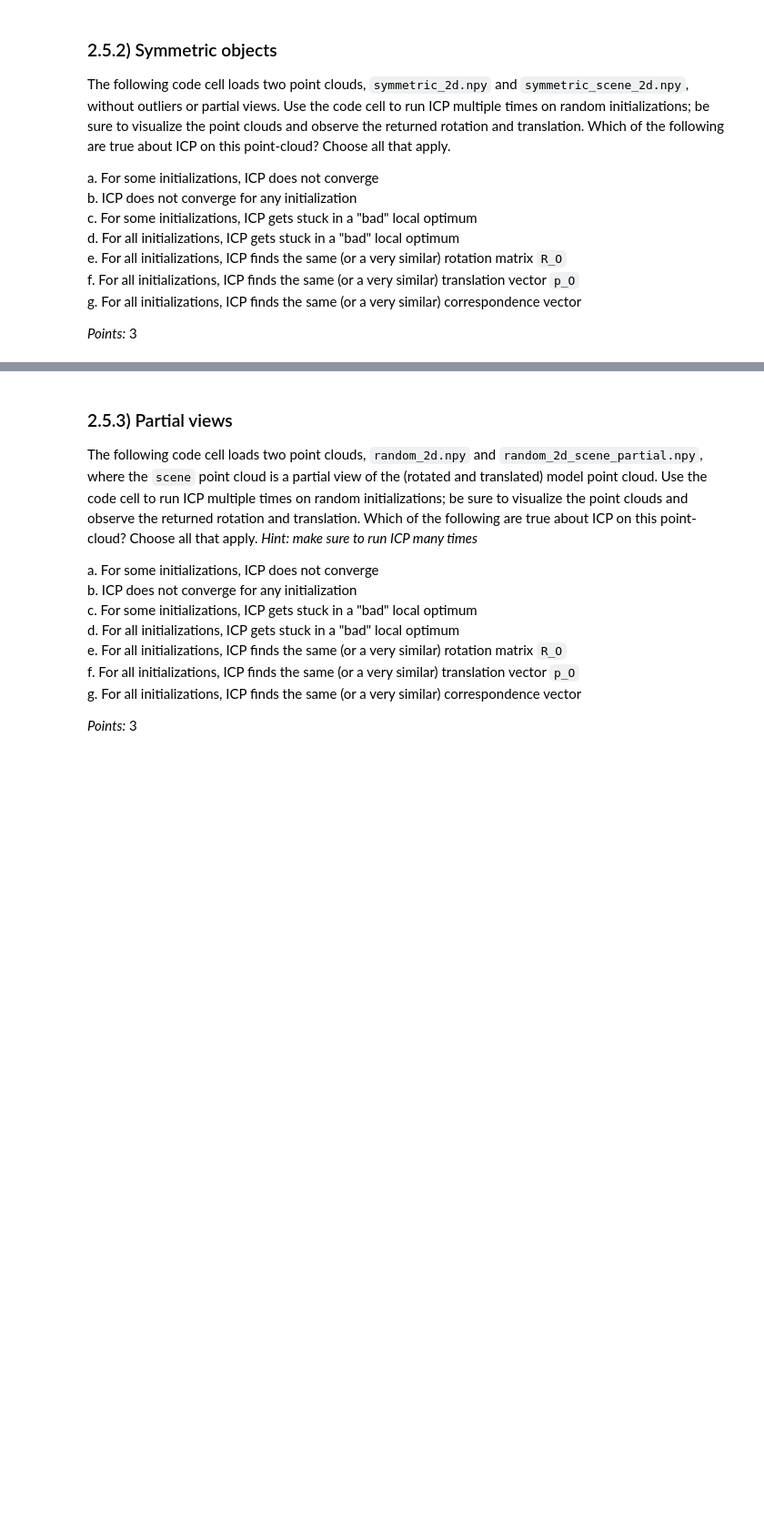
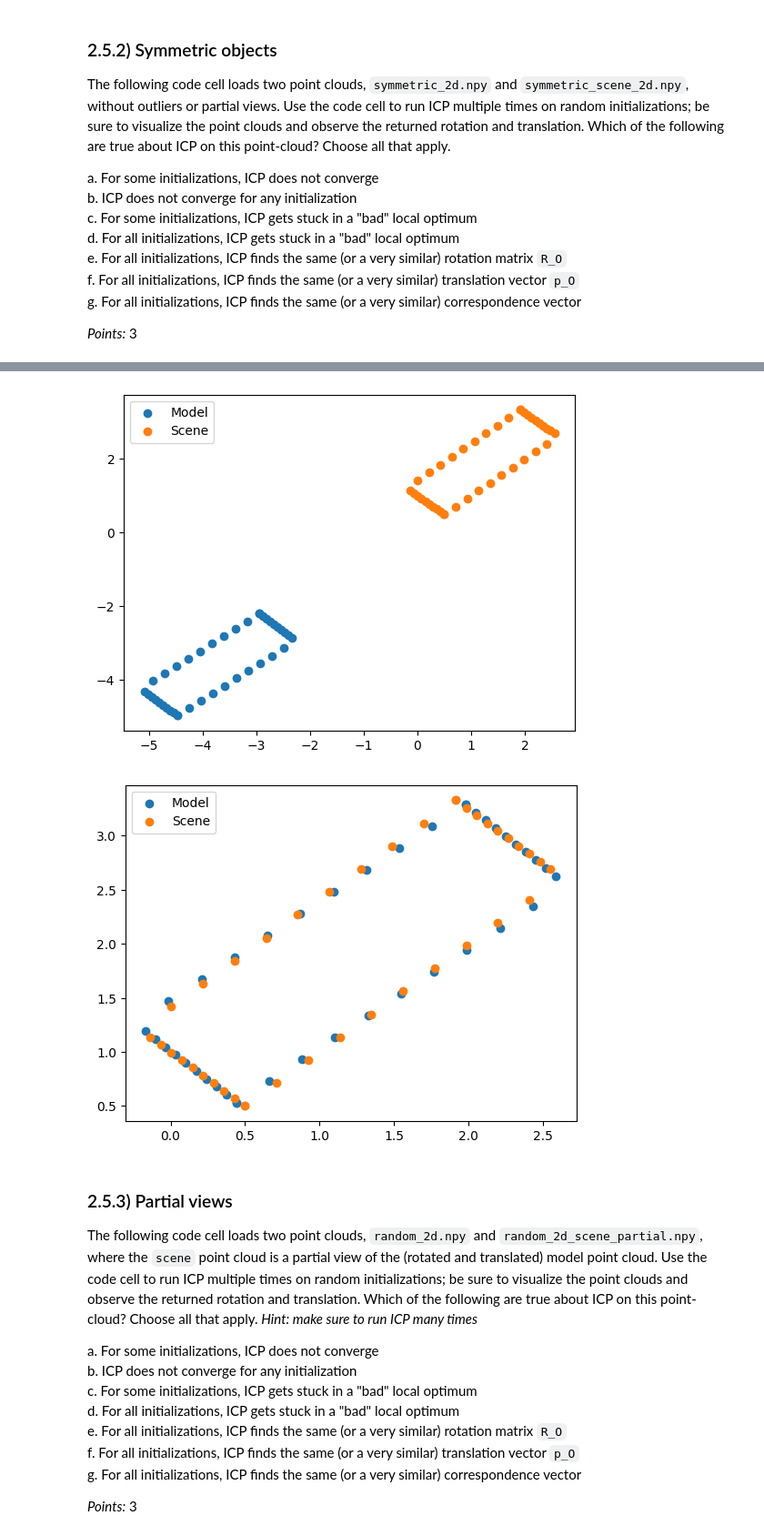
Before and after one commit to MahiBoroji/AI_Robotics, a Jupyter notebook: HW5/HW5_Geometric-Perception.ipynb, the cells around one changed output, grey strips where cells are left out. Shown at 91% size. Drawn from its saved outputs; the diff is of its cells as text; code cells hidden in the pictures; blank space fills up the shorter version.

```diff
--- a/HW5/HW5_Geometric-Perception.ipynb
+++ b/HW5/HW5_Geometric-Perception.ipynb
@@ -238,10 +250,8 @@ def find_p_from_ordered_points_22(R, p_Om, p_s):
 
     Assumes that the points in p_m and p_s are ordered such that p_m[i] corresponds to p_s[i]
     """
-    ...
-
     # Compute the translation vector
-    p = ...
+    p =  np.mean(p_s, axis=0) - np.dot(R, np.mean(p_Om, axis=0))
 
     return p
 # %% [markdown]
@@ -268,10 +278,10 @@ def find_correspondence_vector_23(p_Om, p_s, R_O, p_O):
     p_O: a 1D numpy array of shape (d,) representing the translation vector.
     Return: a 1D numpy array of shape (n,) containing the index of the closest point in p_m for each point p_s[i].
     """
-    ...
-
+    transformed_p = (R_O @ p_Om.T).T + p_O
+    distances = np.linalg.norm(p_s[:, np.newaxis] - transformed_p, axis=2)
     # Find the index of the closest point in p_m for each point in p_s
-    correspondences = ...
+    correspondences = np.argmin(distances, axis=1)
 
     return correspondences
 # %% [markdown]
@@ -297,7 +307,27 @@ def iterative_closest_points_24(p_Om, p_s, R_O0, p_O0):
     Does not assume knowledge about the correspondence between points in p_Om and p_s.
     """
 
-    ...
+    R_O = R_O0
+    p_O = p_O0
+
+    while True:
+
+        correspondences = find_correspondence_vector_23(p_Om, p_s, R_O, p_O)  #Find correspondences
+
+        aligned_p_m = p_Om[correspondences]
+
+        R_O_new = find_R_from_ordered_points_21(aligned_p_m, p_s)
+        p_O_new = find_p_from_ordered_points_22(R_O_new, aligned_p_m, p_s)
+
+        if np.array_equal(correspondences, find_correspondence_vector_23(p_Om, p_s, R_O_new, p_O_new)): # if correspondences remain the same
+
+            break
+
+        # Update the rotation and translation
+        R_O = R_O_new
+        p_O = p_O_new
+
+    return R_O, p_O
 # %% [markdown]
 ### 2.5) Analyzing the behavior of ICP
 
@@ -382,7 +417,19 @@ visualize_point_clouds(rectangle, rectangle_scene, np.eye(2), np.zeros(2))
 # %%
 model_points = np.load('symmetric_2d.npy')
 scene_points = np.load('symmetric_2d_scene.npy')
 
-...
+R, p = random_2d_pose(min_xy=-3, max_xy=-2)
+
+# Visualize the point clouds aligned by the initial guess R, p
+visualize_point_clouds(model_points, scene_points, R, p)
+
+R_icp, p_icp = iterative_closest_points_24(model_points, scene_points, R, p)
+
+
+# Visualize the point clouds aligned by the ICP solution R_icp, p_icp
+visualize_point_clouds(model_points, scene_points, R_icp, p_icp)
+# %% [output]
+[figure, added]
+[figure, added]
 # %%
 # Express your answer as a list containing each chosen option as a lower-case string (e.g., ["a", "b"] for a and b, or [] for none)
```
Also changed, not shown: parts of 19 cells of this notebook, 1 other file.
